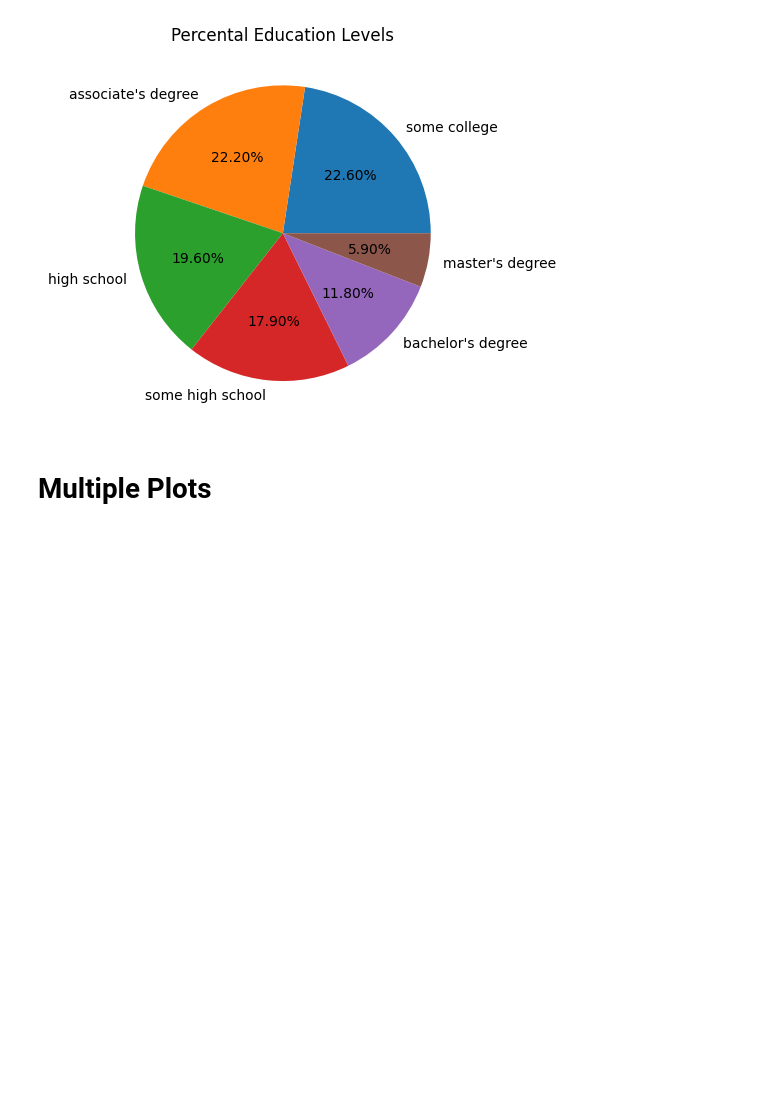
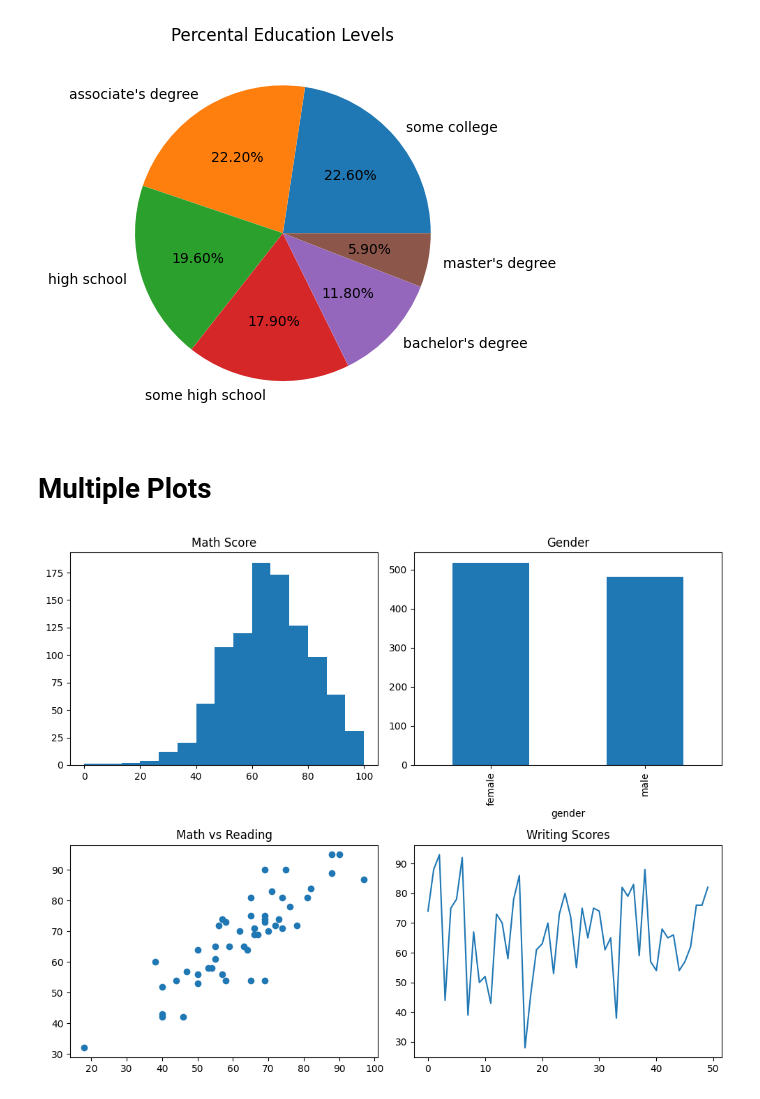
Before and after one commit to Nakib-Nasrullah/Research-Skill, a Jupyter notebook: 6_Matplotlib_and_Seaborn.ipynb, the cells around one changed output. Drawn from its saved outputs; the diff is of its cells as text; code cells hidden in the pictures; blank space fills up the shorter version.

```diff
--- a/6_Matplotlib_and_Seaborn.ipynb
+++ b/6_Matplotlib_and_Seaborn.ipynb
@@ -274,9 +274,24 @@ plt.show()
 # %%
 # Create 2X2 grid
 fig, axes = plt.subplots(2, 2, figsize=(10, 8))
 
 # plot 1: Histogram
 axes[0,0].hist(students['math score'], bins = 15)
-axes[0,0].ser_title('Math Score')
+axes[0,0].set_title('Math Score')
 
 # Plot 2: Bar chart
+students['gender'].value_counts().plot(kind='bar', ax=axes[0,1])
+axes[0,1].set_title('Gender')
+
+# Plot 3: Scatter
+axes[1, 0].scatter(students['math score'][:50], students['reading score'][:50])
+axes[1, 0].set_title('Math vs Reading')
+
+# Plot 4: Line
+axes[1, 1].plot(students['writing score'][:50])
+axes[1, 1].set_title('Writing Scores')
+
+plt.tight_layout()
+plt.show()
+# %% [output]
+[figure, added]
```
Also changed, not shown: parts of 1 cell of this notebook.
